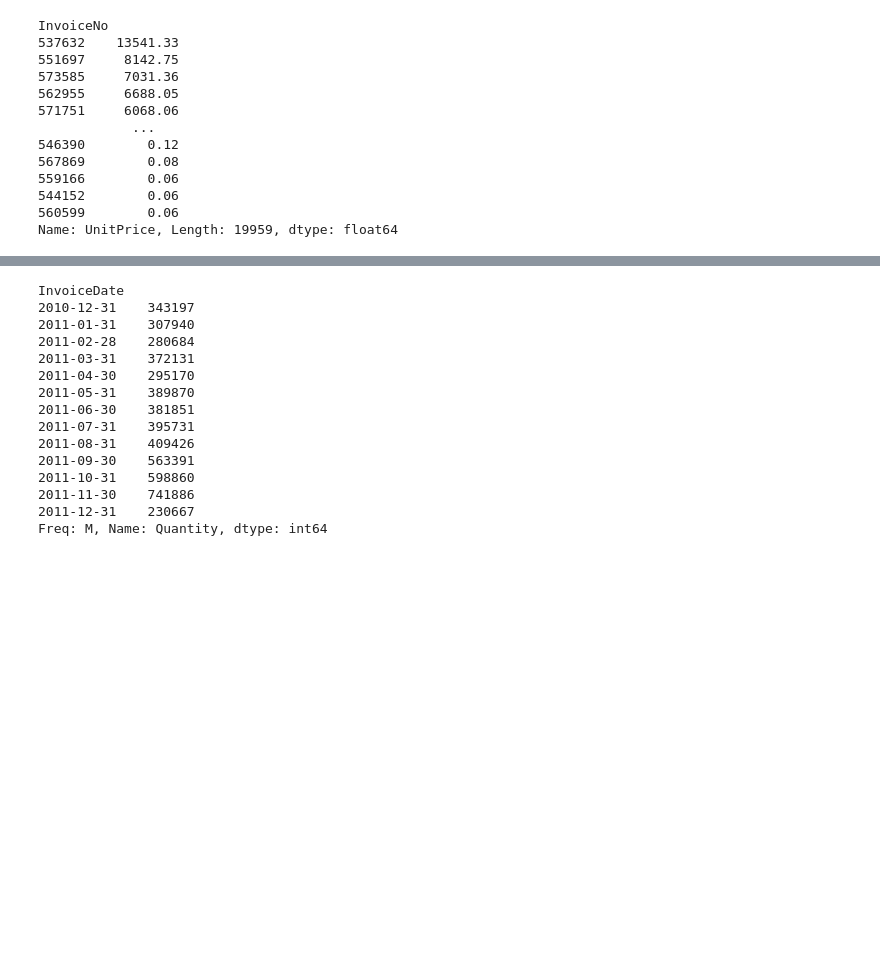
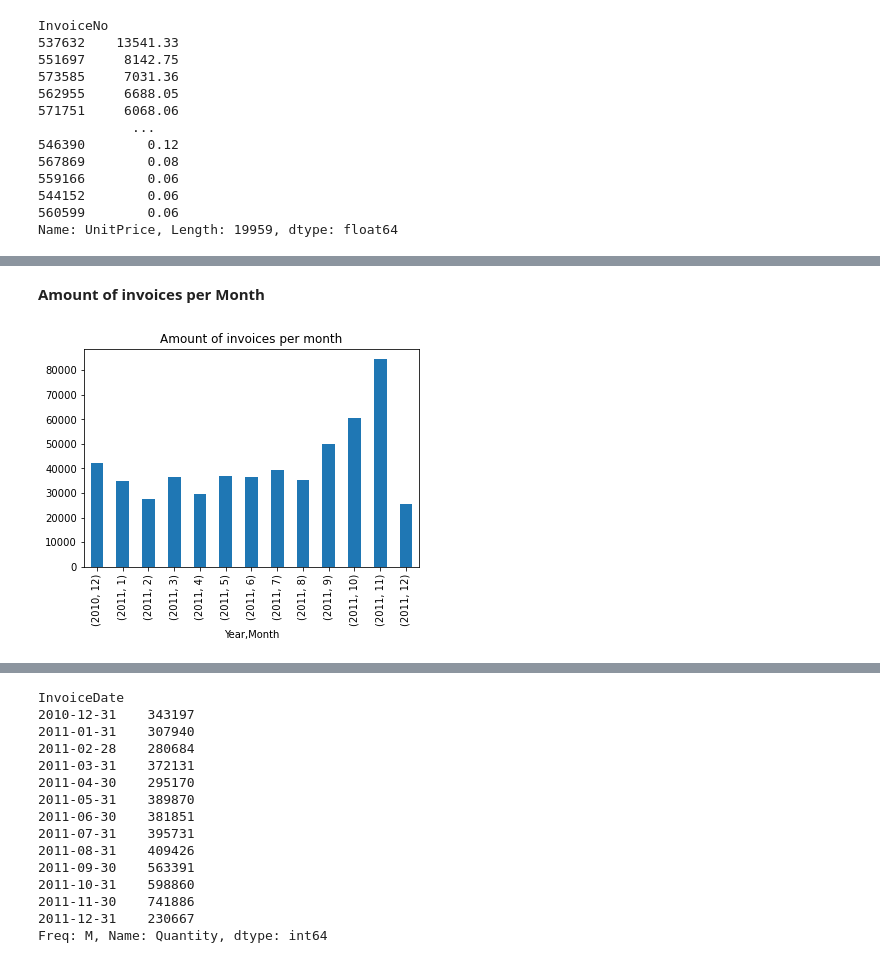
Before and after one commit to Anavh/OnlineRetail, a Jupyter notebook: OnlineRetail.ipynb, the cells around one changed output, grey strips where cells are left out. Drawn from its saved outputs; the diff is of its cells as text; code cells hidden in the pictures; blank space fills up the shorter version.

```diff
--- a/OnlineRetail.ipynb
+++ b/OnlineRetail.ipynb
@@ -194,0 +222,7 @@ Change type value ["InvoiceDate"] from object to datetime
+# %% [markdown]
+**Amount of invoices per Month**
+# %%
+retail.groupby(['Year', 'Month']).InvoiceNo.count().plot(kind='bar', title='Amount of invoices per month')
+plt.show()
+# %% [output]
+[figure, added]
```
Also changed, not shown: parts of 38 cells of this notebook.
